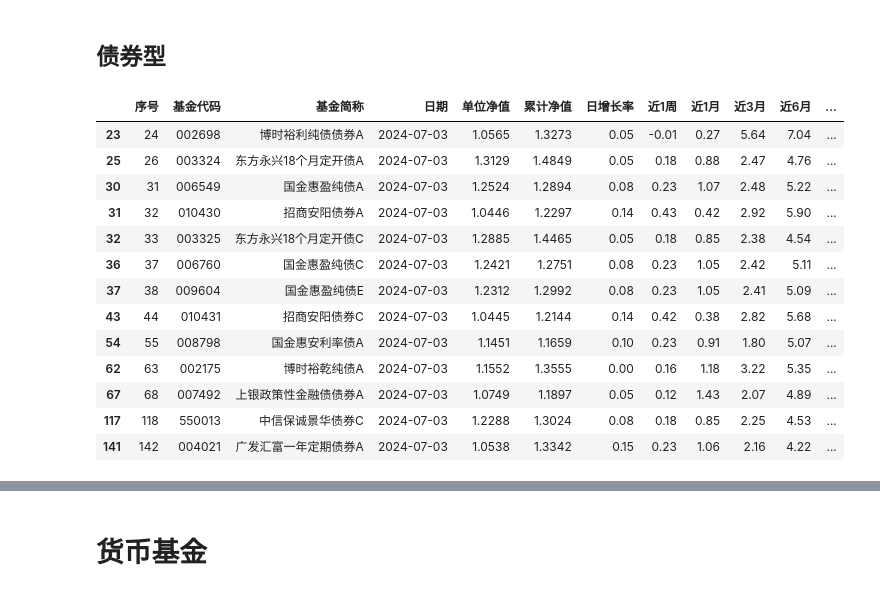
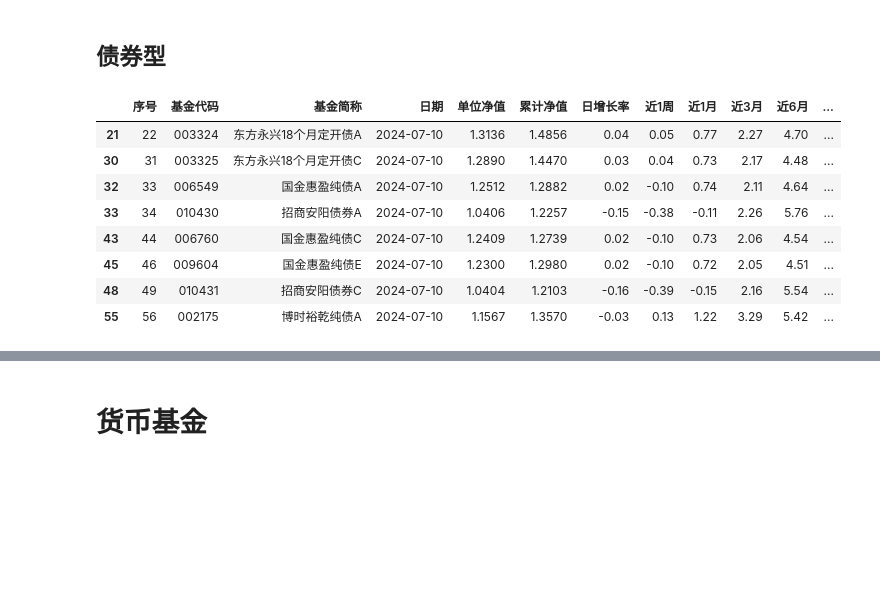
Before and after one commit to iridescentGray/self-learn-python-project, a Jupyter notebook: finance/akshare_demo/choose_fund.ipynb, the cells around one changed output, grey strips where cells are left out. Cells and saved outputs as stored; diff of their text form; code cells hidden in the pictures; blank space fills up the shorter version.

Commit message:
feat: choose fund

```diff
--- a/finance/akshare_demo/choose_fund.ipynb
+++ b/finance/akshare_demo/choose_fund.ipynb
@@ -56,19 +60,14 @@ and_filter_fund(bond_fund, 50)
 # %% [markdown]
 ## 债券型
 # %%
-and_filter_fund(ak.fund_open_fund_rank_em(symbol="债券型"), 150)
+and_filter_fund(ak.fund_open_fund_rank_em(symbol="债券型"), 130)
 # %% [output]
 |  | 序号 | 基金代码 | 基金简称 | 日期 | 单位净值 | 累计净值 | 日增长率 | 近1周 | 近1月 | 近3月 | 近6月 | ... |
-| 23 | 24 | 002698 | 博时裕利纯债债券A | 2024-07-03 | 1.0565 | 1.3273 | 0.05 | -0.01 | 0.27 | 5.64 | 7.04 | ... |
-| 25 | 26 | 003324 | 东方永兴18个月定开债A | 2024-07-03 | 1.3129 | 1.4849 | 0.05 | 0.18 | 0.88 | 2.47 | 4.76 | ... |
-| 30 | 31 | 006549 | 国金惠盈纯债A | 2024-07-03 | 1.2524 | 1.2894 | 0.08 | 0.23 | 1.07 | 2.48 | 5.22 | ... |
-| 31 | 32 | 010430 | 招商安阳债券A | 2024-07-03 | 1.0446 | 1.2297 | 0.14 | 0.43 | 0.42 | 2.92 | 5.90 | ... |
-| 32 | 33 | 003325 | 东方永兴18个月定开债C | 2024-07-03 | 1.2885 | 1.4465 | 0.05 | 0.18 | 0.85 | 2.38 | 4.54 | ... |
-| 36 | 37 | 006760 | 国金惠盈纯债C | 2024-07-03 | 1.2421 | 1.2751 | 0.08 | 0.23 | 1.05 | 2.42 | 5.11 | ... |
-| 37 | 38 | 009604 | 国金惠盈纯债E | 2024-07-03 | 1.2312 | 1.2992 | 0.08 | 0.23 | 1.05 | 2.41 | 5.09 | ... |
-| 43 | 44 | 010431 | 招商安阳债券C | 2024-07-03 | 1.0445 | 1.2144 | 0.14 | 0.42 | 0.38 | 2.82 | 5.68 | ... |
-| 54 | 55 | 008798 | 国金惠安利率债A | 2024-07-03 | 1.1451 | 1.1659 | 0.10 | 0.23 | 0.91 | 1.80 | 5.07 | ... |
-| 62 | 63 | 002175 | 博时裕乾纯债A | 2024-07-03 | 1.1552 | 1.3555 | 0.00 | 0.16 | 1.18 | 3.22 | 5.35 | ... |
-| 67 | 68 | 007492 | 上银政策性金融债债券A | 2024-07-03 | 1.0749 | 1.1897 | 0.05 | 0.12 | 1.43 | 2.07 | 4.89 | ... |
-| 117 | 118 | 550013 | 中信保诚景华债券C | 2024-07-03 | 1.2288 | 1.3024 | 0.08 | 0.18 | 0.85 | 2.25 | 4.53 | ... |
-| 141 | 142 | 004021 | 广发汇富一年定期债券A | 2024-07-03 | 1.0538 | 1.3342 | 0.15 | 0.23 | 1.06 | 2.16 | 4.22 | ... |
+| 21 | 22 | 003324 | 东方永兴18个月定开债A | 2024-07-10 | 1.3136 | 1.4856 | 0.04 | 0.05 | 0.77 | 2.27 | 4.70 | ... |
+| 30 | 31 | 003325 | 东方永兴18个月定开债C | 2024-07-10 | 1.2890 | 1.4470 | 0.03 | 0.04 | 0.73 | 2.17 | 4.48 | ... |
+| 32 | 33 | 006549 | 国金惠盈纯债A | 2024-07-10 | 1.2512 | 1.2882 | 0.02 | -0.10 | 0.74 | 2.11 | 4.64 | ... |
+| 33 | 34 | 010430 | 招商安阳债券A | 2024-07-10 | 1.0406 | 1.2257 | -0.15 | -0.38 | -0.11 | 2.26 | 5.76 | ... |
+| 43 | 44 | 006760 | 国金惠盈纯债C | 2024-07-10 | 1.2409 | 1.2739 | 0.02 | -0.10 | 0.73 | 2.06 | 4.54 | ... |
+| 45 | 46 | 009604 | 国金惠盈纯债E | 2024-07-10 | 1.2300 | 1.2980 | 0.02 | -0.10 | 0.72 | 2.05 | 4.51 | ... |
+| 48 | 49 | 010431 | 招商安阳债券C | 2024-07-10 | 1.0404 | 1.2103 | -0.16 | -0.39 | -0.15 | 2.16 | 5.54 | ... |
+| 55 | 56 | 002175 | 博时裕乾纯债A | 2024-07-10 | 1.1567 | 1.3570 | -0.03 | 0.13 | 1.22 | 3.29 | 5.42 | ... |
```
Also changed, not shown: parts of 7 cells of this notebook.
